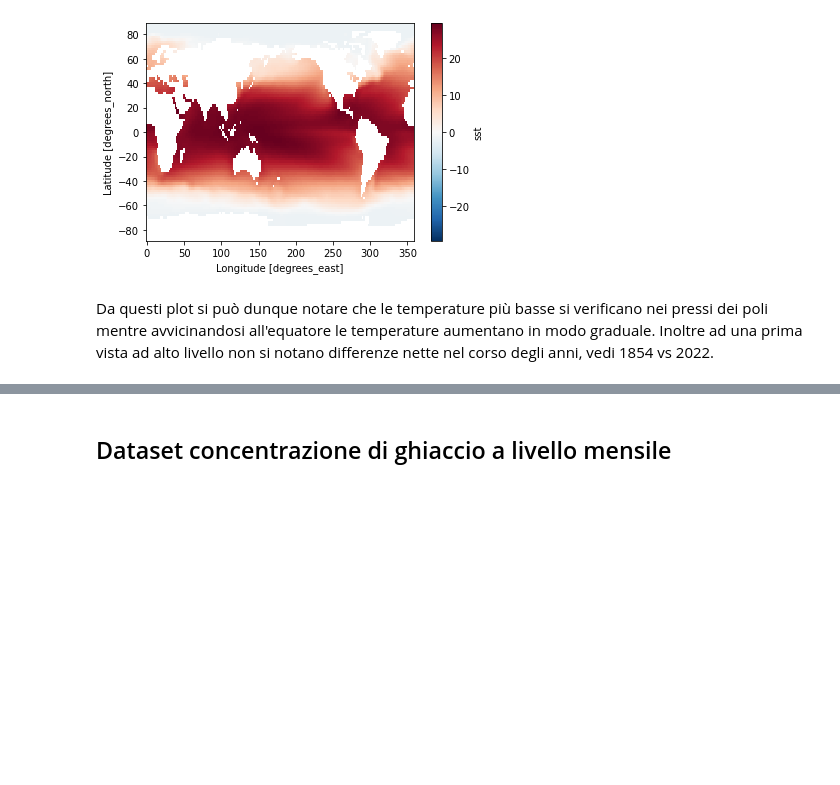
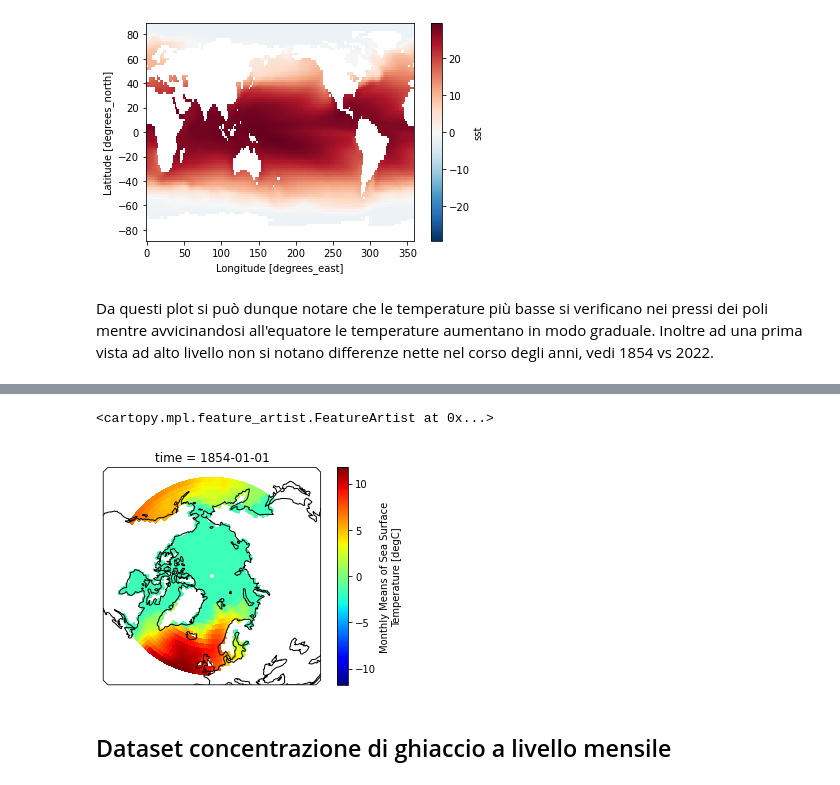
Before and after one commit to lorenzlorg/Big-Data-GIS-project, a Jupyter notebook: project.ipynb, the cells around one changed output, grey strips where cells are left out. Drawn from its saved outputs; the diff is of its cells as text; code cells hidden in the pictures; blank space fills up the shorter version.

```diff
--- a/project.ipynb
+++ b/project.ipynb
@@ -141,3 +218,25 @@ Da questi plot si può dunque notare che le temperature più basse si verificano
+# %%
+# ci focalizziamo sul polo sud
+# questo potrebbe essere utile per le nostre analisi in particolare per i ghiacci
+
+# Focus on the poles (e.g. South Pole)
+# We use "plot"
+
+
+# faccio slice sulle lat, prendo i primi 15 elementi di lat e tutte le longitidudini
+p1a = sst_data.sst.isel(time=0,lat=slice(0,20)).plot(transform=ccrs.PlateCarree(),
+                subplot_kws={'projection': ccrs.Orthographic(central_longitude=0.0, central_latitude=90)},   # messo +90 per polo nord?? prima era sud e ed era -90
+                                                            cmap='jet')
+p1a.axes.coastlines()
+
+# dovrebbe essere polo nord , vedi https://www.google.com/search?q=polo+nord&sxsrf=ALiCzsZ_eygOUHgqEHG7fIBQ6lSXpTzLwg:1651851809597&source=lnms&tbm=isch&sa=X&ved=2ahUKEwick9TCm8v3AhUmRfEDHY2qDW0Q_AUoAnoECAIQBA&biw=1440&bih=757&dpr=1#imgrc=txk_DHzN_-gKMM
+
+
+# ha senso fare questi grafici per capire meglio dove sonoi ghiaccia dato che si concentrano nei poli
+# qui tra l'altro stiamo guardando la temperatura
+# %% [output]
+<cartopy.mpl.feature_artist.FeatureArtist at 0x...>
+[figure, added]
 # %% [markdown]
 ## Dataset concentrazione di ghiaccio a livello mensile
 # %% [markdown]
```
Also changed, not shown: parts of 16 cells of this notebook.
